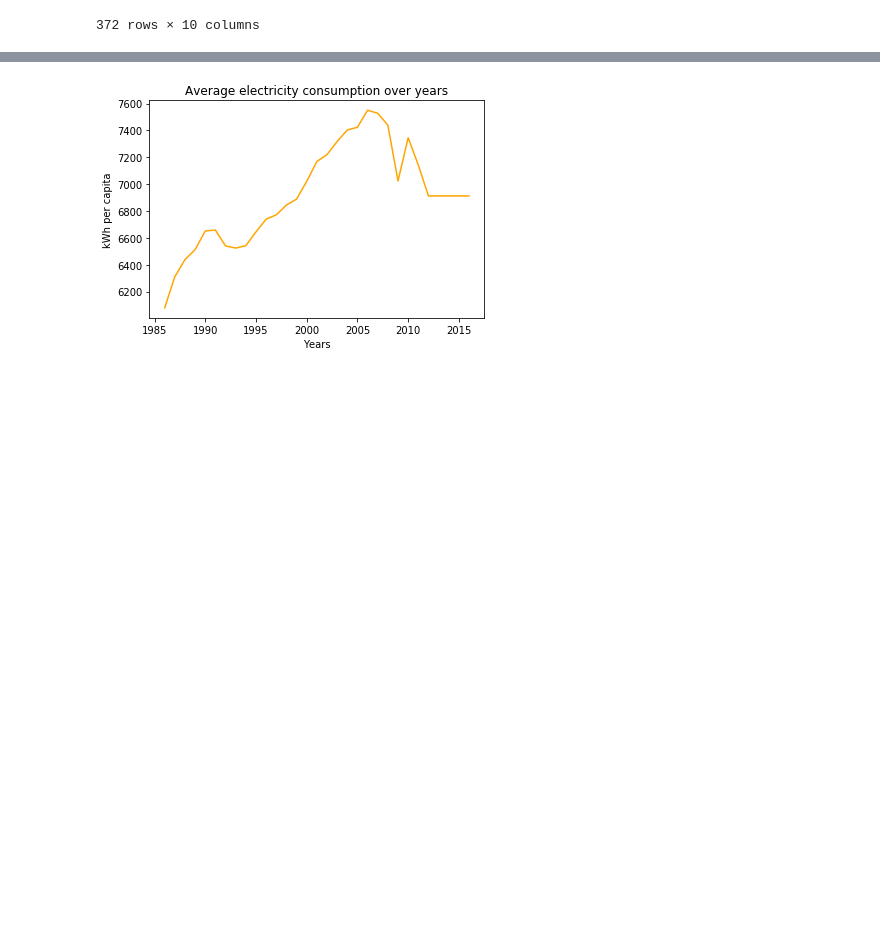
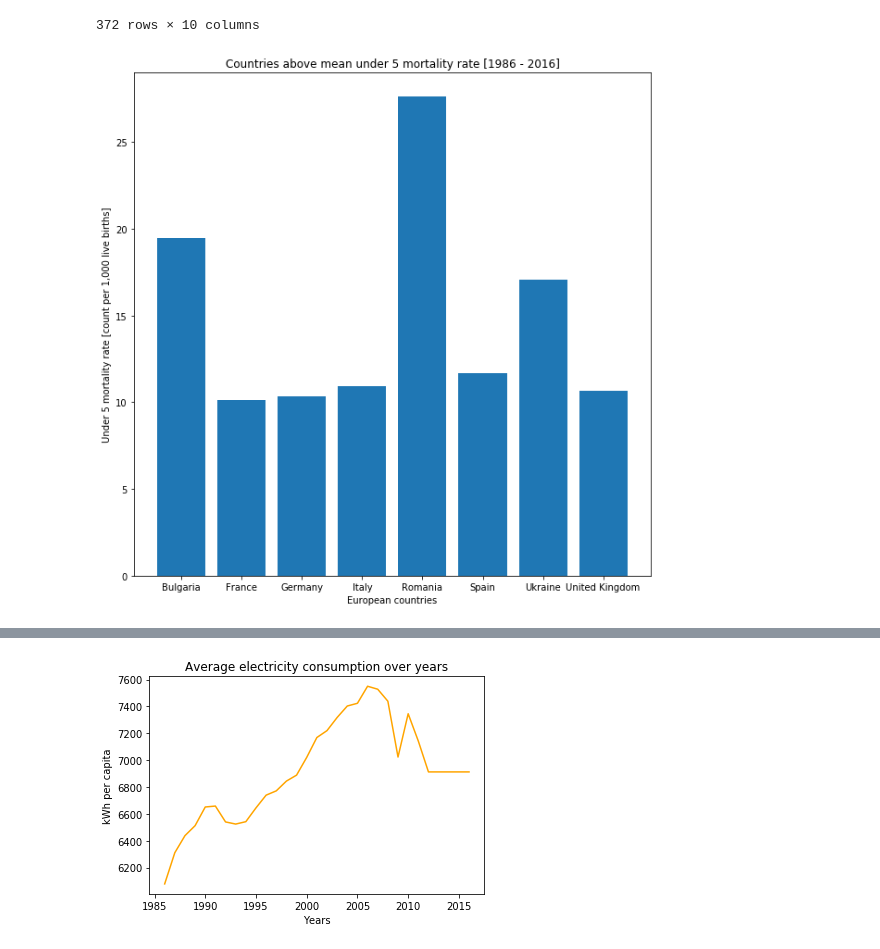
Before and after one commit to StanDimitroff/Data-Science, a Jupyter notebook: CourseProject/Health Exploration and Analytics.ipynb, the cells around one changed output, grey strips where cells are left out. Drawn from its saved outputs; the diff is of its cells as text; code cells hidden in the pictures; blank space fills up the shorter version.

```diff
--- a/CourseProject/Health Exploration and Analytics.ipynb
+++ b/CourseProject/Health Exploration and Analytics.ipynb
@@ -100,6 +103,17 @@ def show_line_plot(y_label, title, legend = False):
         plt.legend()
 
     plt.show()
+# %%
+def plot_barchart(distribution, title, x_label, y_label):
+        """
+    Draw barchart
+    """
+    plt.bar(distribution.index, distribution.values)
+    plt.xlabel(x_label)
+    plt.ylabel(y_label)
+    plt.title(title)
+
+    plt.show()
 # %% [markdown]
 ###  1.1. Process agriculture_gdp_pct (% of GDP)
 # %%
@@ -460,3 +474,12 @@ filtered_data
 |  | 2015 | 1.297268 | 28.555749 | 70.146983 | 0.788231 | 5739.669825 | 9.196203 | ... |
 |  | 2016 | 1.297268 | 28.555749 | 70.146983 | 0.788231 | 5739.669825 | 9.196203 | ... |
 372 rows × 10 columns
+# %%
+# get countries where under_five_mortality_rate is above and under than the mean rate
+largest_mor_rate = filtered_data[filtered_data.under_five_mortality_rate > filtered_data.under_five_mortality_rate.mean()]
+smallest_mor_rate = filtered_data[filtered_data.under_five_mortality_rate < filtered_data.under_five_mortality_rate.mean()]
+# %%
+plt.figure(figsize = (10, 10))
+plot_barchart(largest_mor_rate.groupby(["country"])["under_five_mortality_rate"].mean().sort_values(ascending = False), "Countries above mean under 5 mortality rate [1986 - 2016]", "European countries", "Under 5 mortality rate [count per 1,000 live births]")
+# %% [output]
+[figure, added]
```
Also changed, not shown: parts of 7 cells of this notebook.
